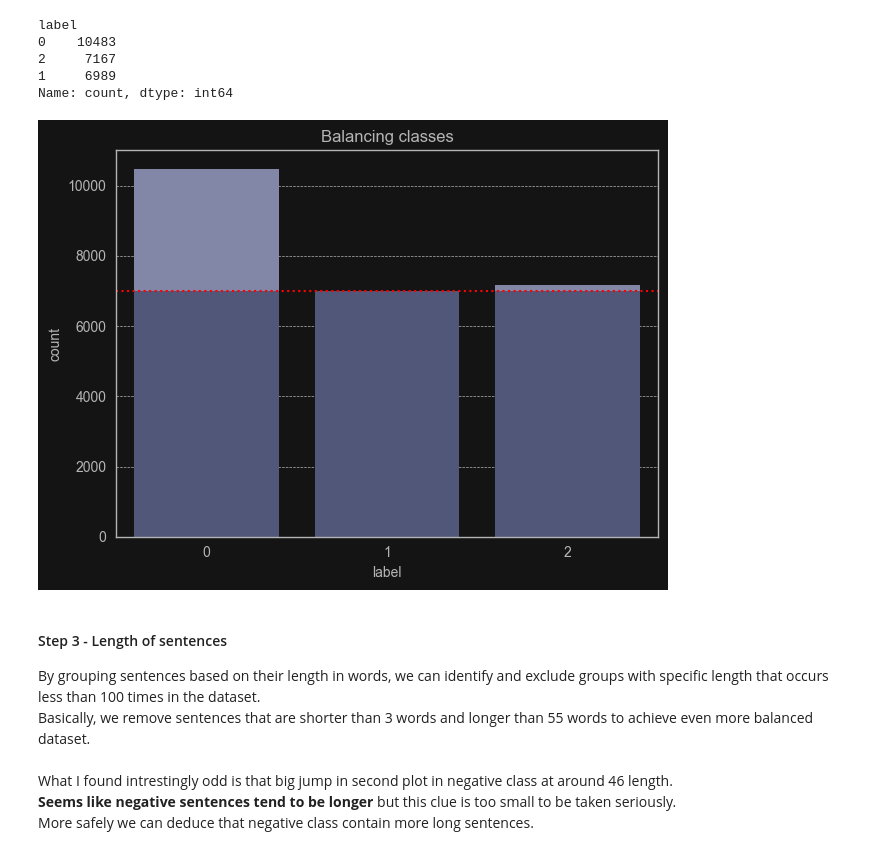
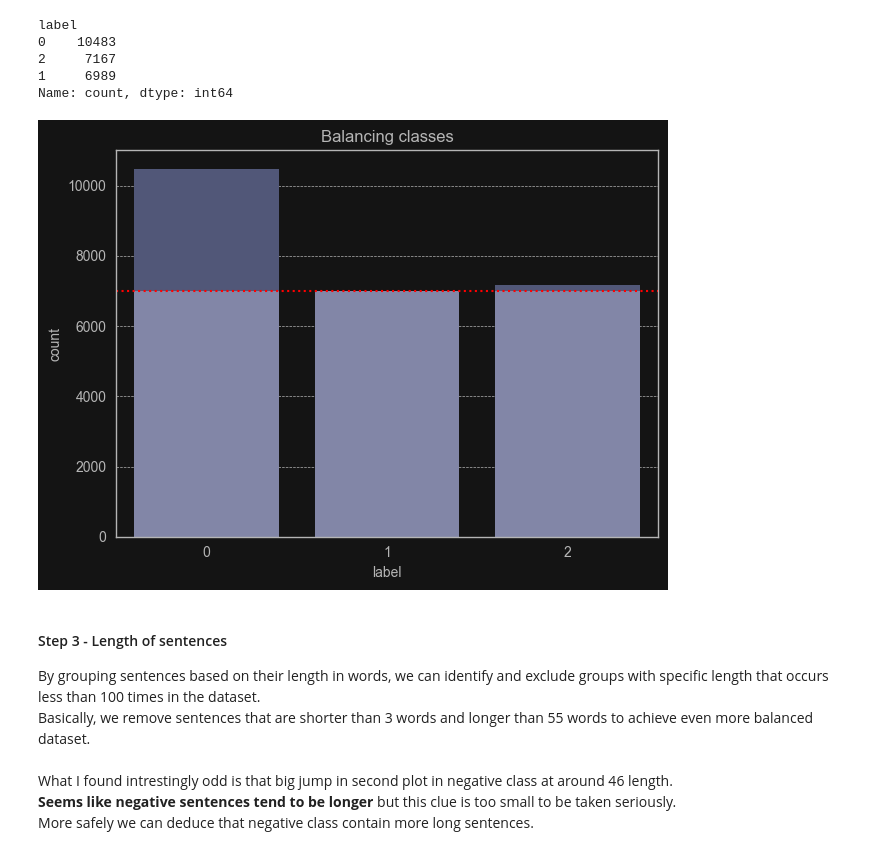
Before and after one commit to gracjan-p/twitter-sentiments, a Jupyter notebook: emotions.ipynb, the cells around one changed output. Saved outputs shown, nothing was run; the diff lists cells and outputs as text; code cells hidden in the pictures.

```diff
--- a/emotions.ipynb
+++ b/emotions.ipynb
@@ -95,10 +98,16 @@ df.duplicated().sum()
 # %% [output]
 331
 # %%
-# styling for plots
+# DON'T MIND it's just styling for dark themed plots
 WHITE_MID = '#b5b5b5'
 NAVY_LIGHT = '#4B527E'
 NAVY_DARK = '#7C81AD'
+
+custom_cmap_light = LinearSegmentedColormap.from_list("black_to_blue", ["white", NAVY_LIGHT])
+custom_palette_light = [custom_cmap_light(x) for x in np.linspace(0, 1, 10)]
+
+custom_cmap_dark = LinearSegmentedColormap.from_list("black_to_blue", ["black", NAVY_LIGHT])
+custom_palette_dark = [custom_cmap_dark(x) for x in np.linspace(0, 1, 10)]
 
 plt.rcParams['figure.facecolor'] = '#141414'
 plt.rcParams['text.color'] = WHITE_MID
@@ -106,14 +115,15 @@ plt.rcParams['axes.facecolor'] = '#141414'
 plt.rcParams['axes.edgecolor'] = WHITE_MID
 plt.rcParams['axes.labelcolor'] = WHITE_MID
 plt.rcParams['axes.titlecolor'] = WHITE_MID
+
 plt.rcParams['grid.color'] = WHITE_MID
-plt.rcParams['grid.alpha'] = 1
 plt.rcParams['grid.linestyle'] = '--'
 plt.rcParams['grid.linewidth'] = 0.5
+plt.rcParams['axes.grid'] = True
 
+plt.rcParams['axes.linewidth'] = 1
 plt.rcParams['xtick.color'] = WHITE_MID
 plt.rcParams['ytick.color'] = WHITE_MID
-plt.rcParams['axes.linewidth'] = 1
 plt.rcParams['legend.edgecolor'] = WHITE_MID
 plt.rcParams['legend.labelcolor'] = WHITE_MID
 # %%
@@ -153,29 +161,29 @@ Name: count, dtype: int64
 # %%
 from sklearn.utils import resample
 
 df_by_label = lambda i: df[df['label'] == i]
 downsampled_df = pd.DataFrame(data=df_by_label(1))
 max_size = len(df_by_label(1))
 
 # resampling classes
 for i in [0, 2]:
     downsampled_class = resample(df_by_label(i),
                                  replace=True,
                                  n_samples=max_size,
                                  random_state=42)
     downsampled_df = pd.concat([downsampled_df, downsampled_class])
 
 fig = plt.figure()
-fig = sns.countplot(df, x='label', color=NAVY_DARK, linewidth=0)
+fig = sns.countplot(df, x='label', color=NAVY_LIGHT, linewidth=0, zorder=2)
 
-fig = sns.countplot(downsampled_df, x='label', color=NAVY_LIGHT, linewidth=0)
+fig = sns.countplot(downsampled_df, x='label', color=NAVY_DARK, linewidth=0, zorder=2)
 fig.axhline(y=max_size, color='r', linestyle=':')
 fig.set_title('Balancing classes')
 
 plt.tight_layout()
 plt.show()
 # %% [output]
-[figure, old version]
+[figure, new version]
 # %% [markdown]
 #### Step 3 - Length of sentences
 By grouping sentences based on their length in words, we can identify and exclude groups with specific length that occurs less than 100 times in the dataset.<br>
```
Also changed, not shown: parts of 15 cells of this notebook, 2 other files.
